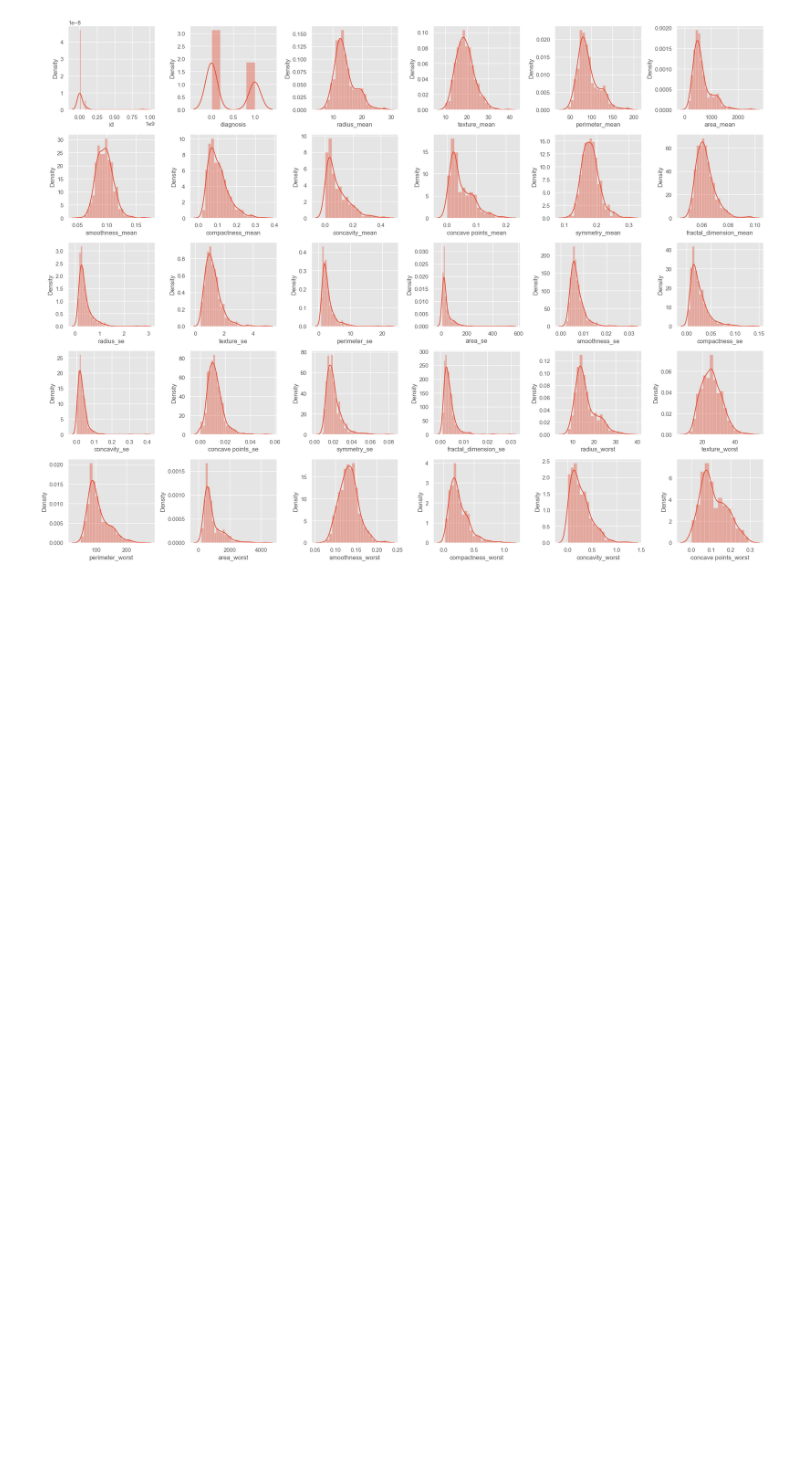
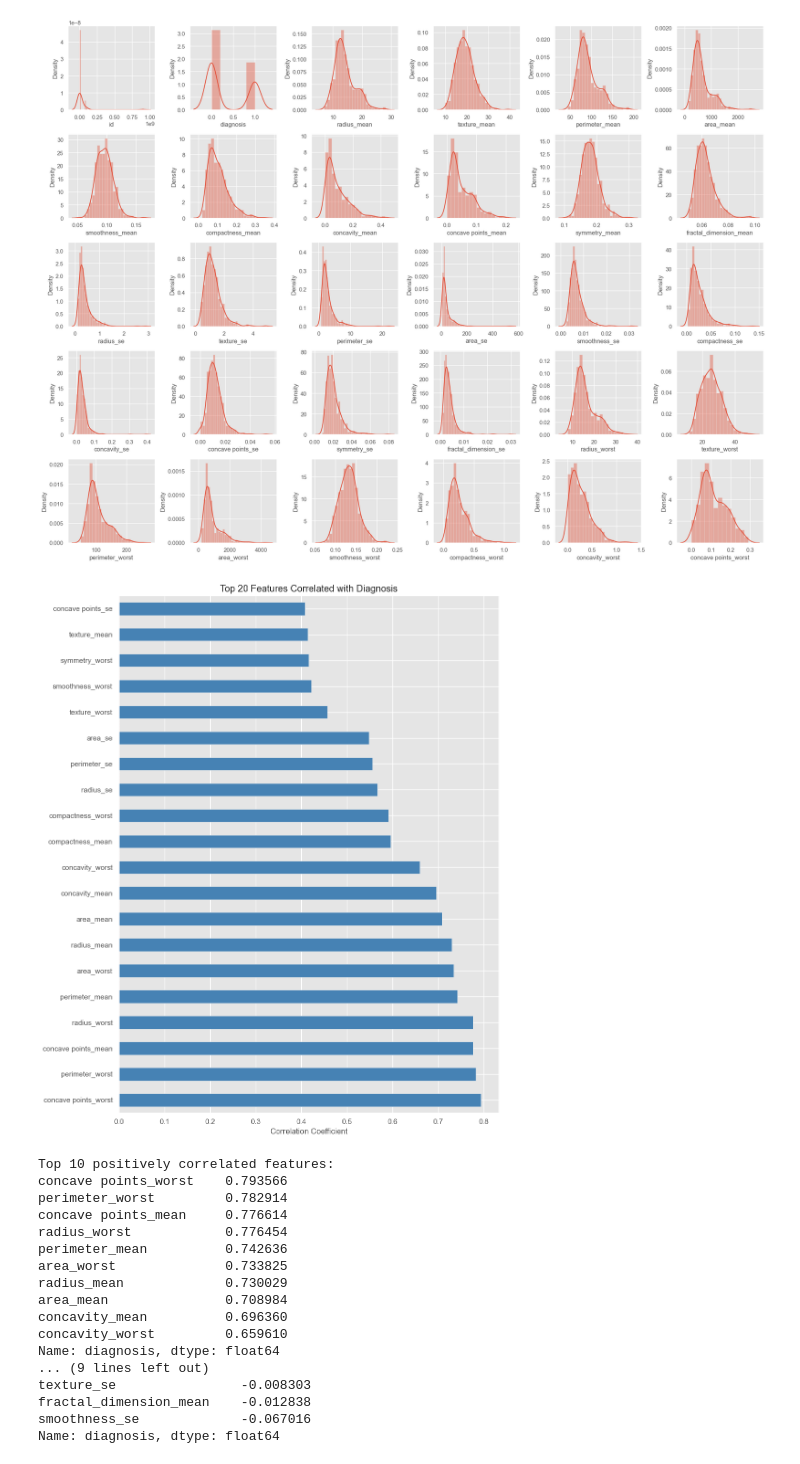
Before and after one commit to AkmalFazli27/breast-cancer-prediciton, a Jupyter notebook: notebook/exploration.ipynb, the cells around one changed output. Cells and saved outputs as stored; diff of their text form; code cells hidden in the pictures; blank space fills up the shorter version.

Commit message:
Add visualization - Multicollinearity Detection and Removal - Statistical Significance Testing

```diff
--- a/notebook/exploration.ipynb
+++ b/notebook/exploration.ipynb
@@ -116,6 +116,42 @@ plt.tight_layout()
 plt.show()
 # %% [output]
 [figure]
+# %%
+### Correlation with Diagnosis
+correlation_with_target = df.corr()['diagnosis'].sort_values(ascending=False)
+
+# Visualize top correlations
+plt.figure(figsize=(10, 12))
+correlation_with_target[1:21].plot(kind='barh', color='steelblue')  # Top 20
+plt.title('Top 20 Features Correlated with Diagnosis')
+plt.xlabel('Correlation Coefficient')
+plt.axvline(x=0, color='red', linestyle='--', linewidth=0.8)
+plt.tight_layout()
+plt.show()
+
+print("\nTop 10 positively correlated features:")
+print(correlation_with_target[1:11])
+print("\nTop 10 negatively correlated features:")
+print(correlation_with_target[-10:])
+# %% [output]
+[figure, added]
+Top 10 positively correlated features:
+concave points_worst    0.793566
+perimeter_worst         0.782914
+concave points_mean     0.776614
+radius_worst            0.776454
+perimeter_mean          0.742636
+area_worst              0.733825
+radius_mean             0.730029
+area_mean               0.708984
+concavity_mean          0.696360
+concavity_worst         0.659610
+Name: diagnosis, dtype: float64
+... (9 lines left out)
+texture_se                -0.008303
+fractal_dimension_mean    -0.012838
+smoothness_se             -0.067016
+Name: diagnosis, dtype: float64
 # %%
 ### Box plots for top correlated features
 # Select top correlated features
```
Also changed, not shown: parts of 4 cells of this notebook.
